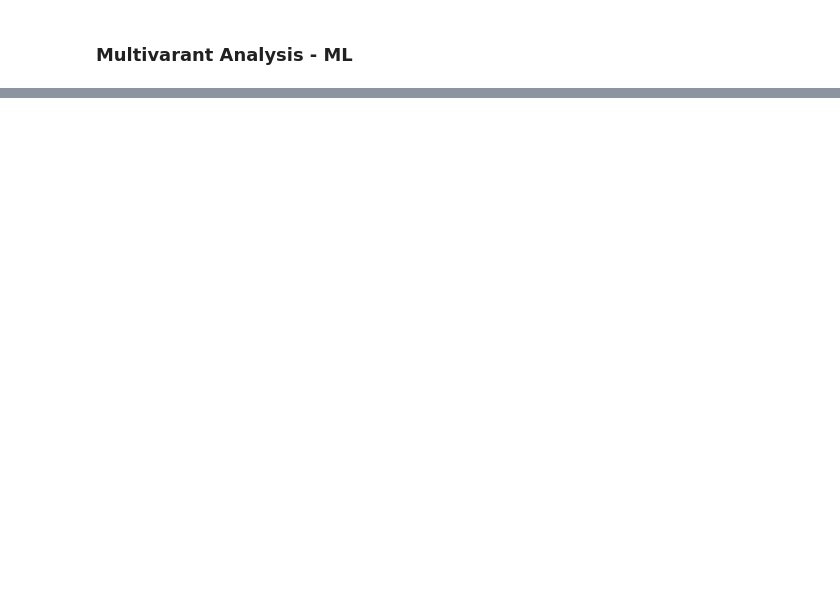
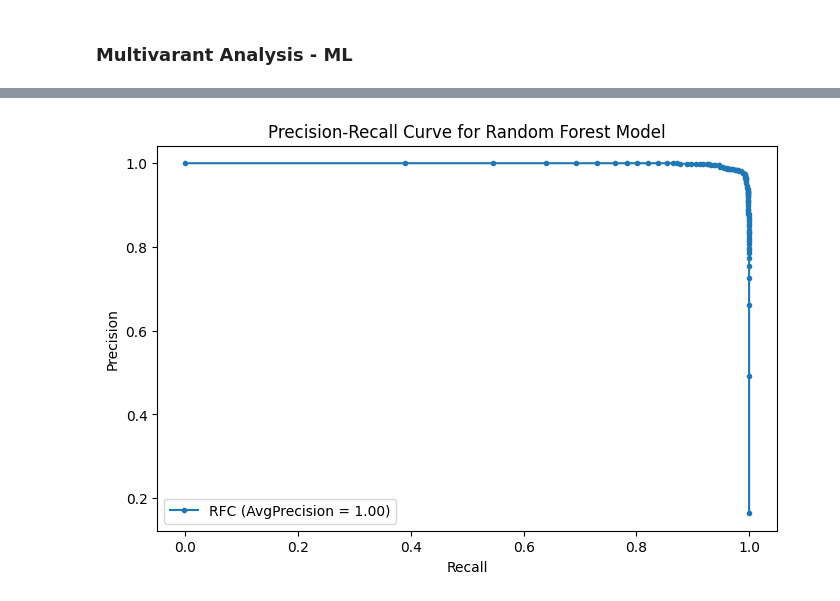
Before and after one commit to Miracle-Bassey/Multi-Agentic-Loan-App, a Jupyter notebook: notebook/03_model_training.ipynb, the cells around one changed output, grey strips where cells are left out. Saved outputs shown, nothing was run; the diff lists cells and outputs as text; code cells hidden in the pictures; blank space fills up the shorter version.

Commit message:
Model Trainig

```diff
--- a/notebook/03_model_training.ipynb
+++ b/notebook/03_model_training.ipynb
@@ -291,5 +359,5 @@ memory usage: 1.7+ MB
 # %% [markdown]
 #### Split data
 # %%
-X = df2[['Income', 'Credit_Score', 'DTI_Ratio', 'Sentiment_Encoded','topic','Employment_Status_unemployed','Loan_Amount']]
-y = df2['Approval_Encoded']
+X = df2.drop(columns=['Approval'])  # Featrres
+y = df2['Approval']   # target variable
@@ -331,9 +417,21 @@ Name: count, dtype: int64
+# %%
+#fit scaler on x_resample
+
+scaler = StandardScaler()
+scaler.fit(X_resampled[num_cols])
+
+# transform x_resampled and other sets
+
+
+X_resampled[num_cols] = scaler.transform(X_resampled[num_cols])
+X_test[num_cols] = scaler.transform(X_test[num_cols])
+X_val[num_cols] = scaler.transform(X_val[num_cols])
 # %% [markdown]
 ### Multivarant Analysis - ML
 # %%
 # Initialize models
 models = {
-    'Logistic Regression': LogisticRegression(),
-    'Decision Tree': DecisionTreeClassifier(max_depth=4),
-    'Random Forest': RandomForestClassifier(n_estimators=100)
+    'lr': LogisticRegression(C=0.1),
+    'dtc': DecisionTreeClassifier(max_depth=3),
+    'rfc': RandomForestClassifier()
 }
@@ -471,0 +522,9 @@ Insight :
+# %%
+# evaluate on test set
+rfc_model = models['rfc']
+
+
+y_test_pred = rfc_model.predict(X_test)
+y_test_proba = rfc_model.predict_proba(X_test)[:,1]  # get probability for class 1
+
+print(classification_report(y_test, y_test_pred))
@@ -471,0 +540,14 @@ Insight :
+# %%
+precision, recall, thresholds = precision_recall_curve(y_test, y_test_proba)
+
+avg_precision = average_precision_score(y_test, y_test_proba)
+
+plt.figure(figsize=(8,5))
+plt.plot(recall, precision, marker='.', label=f'RFC (AvgPrecision = {avg_precision:.2f})')
+plt.xlabel('Recall')
+plt.ylabel('Precision')
+plt.title('Precision-Recall Curve for Random Forest Model')
+plt.legend()
+plt.show()
+# %% [output]
+[figure, added]
```
Also changed, not shown: parts of 45 cells of this notebook.
